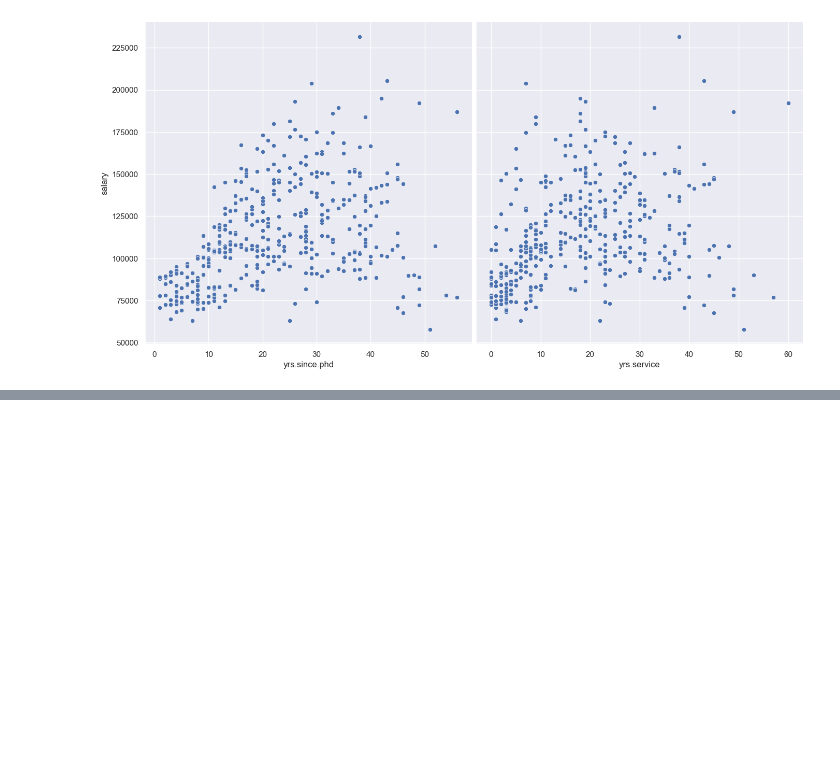
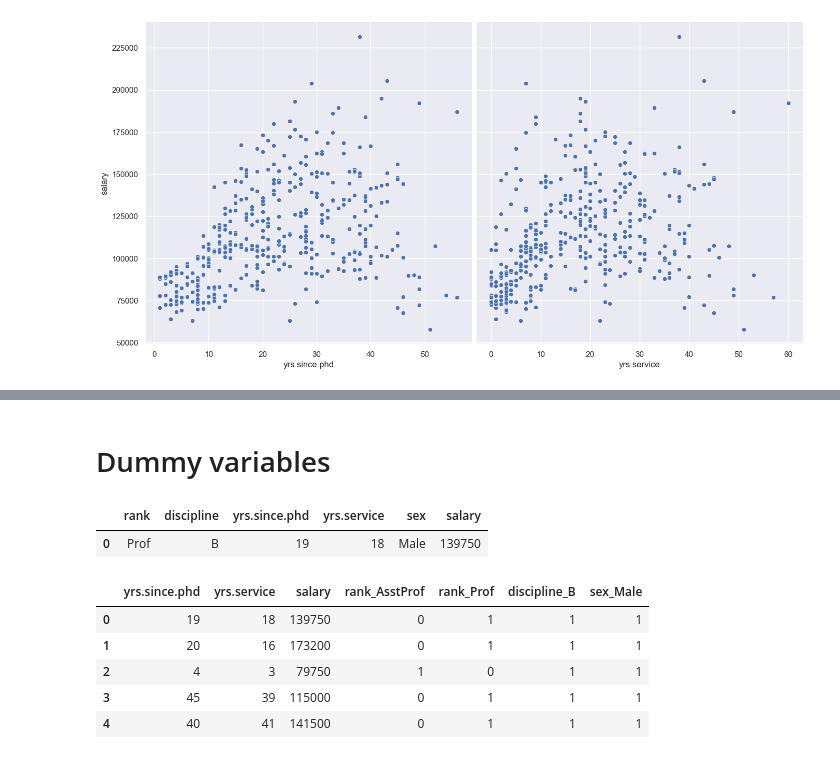
Before and after one commit to Euan-J-Austin/Analytics_and_Intelligence, a Jupyter notebook: Multilinear_Regression/Multilinear_regression.ipynb, the cells around one changed output, grey strips where cells are left out. Saved outputs shown, nothing was run; the diff lists cells and outputs as text; code cells hidden in the pictures; blank space fills up the shorter version.

```diff
--- a/Multilinear_Regression/Multilinear_regression.ipynb
+++ b/Multilinear_Regression/Multilinear_regression.ipynb
@@ -54,0 +111,20 @@ plt.show()
+# %% [markdown]
+# Dummy variables
+# %%
+salaries_df.head(1)
+# %% [output]
+|  | rank | discipline | yrs.since.phd | yrs.service | sex | salary |
+| 0 | Prof | B | 19 | 18 | Male | 139750 |
+# %%
+#transform objects to dummies
+
+salaries_df = pd.get_dummies(data = salaries_df, drop_first = True)
+
+salaries_df.head()
+# %% [output]
+|  | yrs.since.phd | yrs.service | salary | rank_AsstProf | rank_Prof | discipline_B | sex_Male |
+| 0 | 19 | 18 | 139750 | 0 | 1 | 1 | 1 |
+| 1 | 20 | 16 | 173200 | 0 | 1 | 1 | 1 |
+| 2 | 4 | 3 | 79750 | 1 | 0 | 1 | 1 |
+| 3 | 45 | 39 | 115000 | 0 | 1 | 1 | 1 |
+| 4 | 40 | 41 | 141500 | 0 | 1 | 1 | 1 |
```
Also changed, not shown: parts of 32 cells of this notebook, 1 other file.
